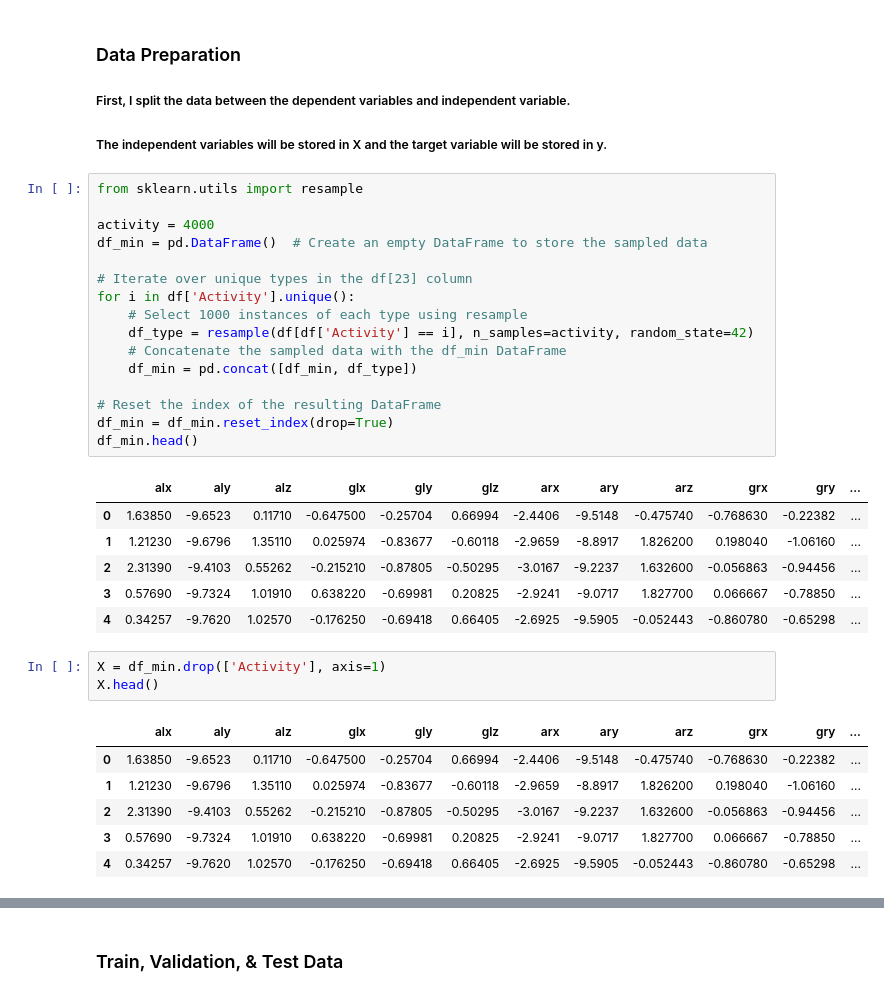
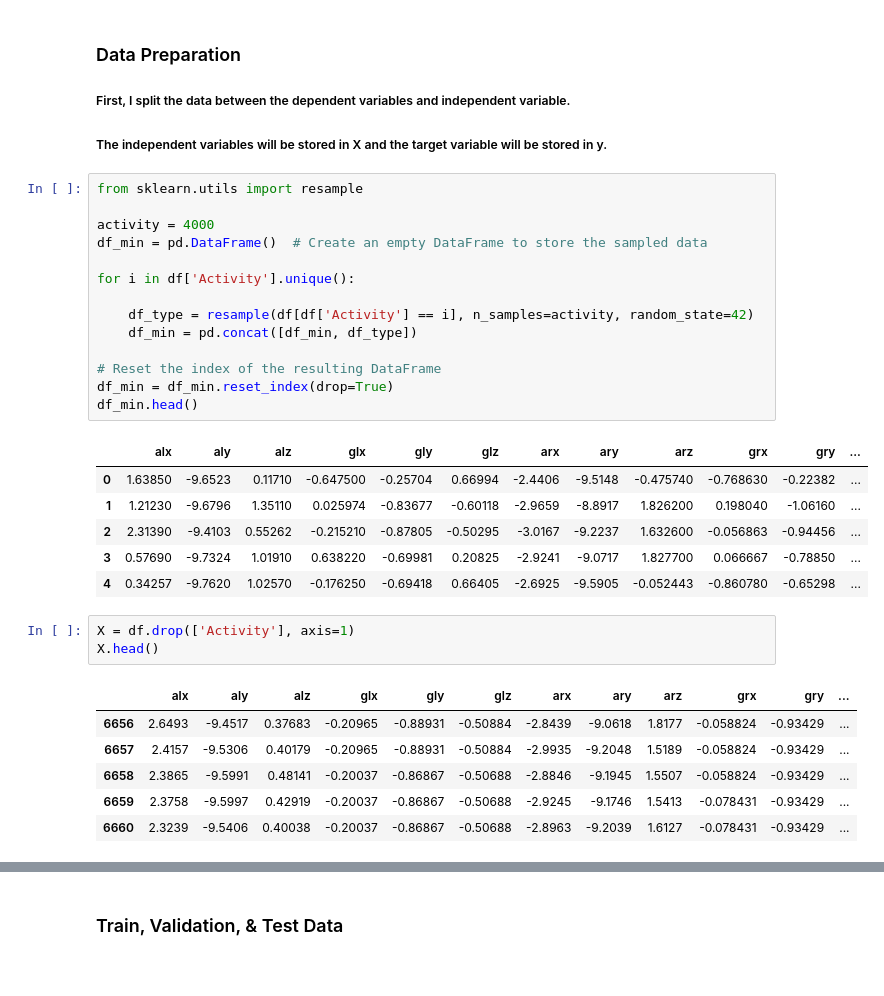
Before and after one commit to hannanote/Mobile_Health_Human_Behavior_Analysis_Project, a Jupyter notebook: MOBILE_HEALTH.ipynb, the cells around one changed output, grey strips where cells are left out. Drawn from its saved outputs; the diff is of its cells as text.

```diff
--- a/MOBILE_HEALTH.ipynb
+++ b/MOBILE_HEALTH.ipynb
@@ -381,11 +380,9 @@ from sklearn.utils import resample
 activity = 4000
 df_min = pd.DataFrame()  # Create an empty DataFrame to store the sampled data
 
-# Iterate over unique types in the df[23] column
 for i in df['Activity'].unique():
-    # Select 1000 instances of each type using resample
+
     df_type = resample(df[df['Activity'] == i], n_samples=activity, random_state=42)
-    # Concatenate the sampled data with the df_min DataFrame
     df_min = pd.concat([df_min, df_type])
 
 # Reset the index of the resulting DataFrame
@@ -399,13 +396,13 @@ df_min.head()
 | 3 | 0.57690 | -9.7324 | 1.01910 | 0.638220 | -0.69981 | 0.20825 | -2.9241 | -9.0717 | 1.827700 | 0.066667 | -0.78850 | ... |
 | 4 | 0.34257 | -9.7620 | 1.02570 | -0.176250 | -0.69418 | 0.66405 | -2.6925 | -9.5905 | -0.052443 | -0.860780 | -0.65298 | ... |
 # %%
-X = df_min.drop(['Activity'], axis=1)
+X = df.drop(['Activity'], axis=1)
 X.head()
 # %% [output]
 |  | alx | aly | alz | glx | gly | glz | arx | ary | arz | grx | gry | ... |
-| 0 | 1.63850 | -9.6523 | 0.11710 | -0.647500 | -0.25704 | 0.66994 | -2.4406 | -9.5148 | -0.475740 | -0.768630 | -0.22382 | ... |
-| 1 | 1.21230 | -9.6796 | 1.35110 | 0.025974 | -0.83677 | -0.60118 | -2.9659 | -8.8917 | 1.826200 | 0.198040 | -1.06160 | ... |
-| 2 | 2.31390 | -9.4103 | 0.55262 | -0.215210 | -0.87805 | -0.50295 | -3.0167 | -9.2237 | 1.632600 | -0.056863 | -0.94456 | ... |
-| 3 | 0.57690 | -9.7324 | 1.01910 | 0.638220 | -0.69981 | 0.20825 | -2.9241 | -9.0717 | 1.827700 | 0.066667 | -0.78850 | ... |
-| 4 | 0.34257 | -9.7620 | 1.02570 | -0.176250 | -0.69418 | 0.66405 | -2.6925 | -9.5905 | -0.052443 | -0.860780 | -0.65298 | ... |
+| 6656 | 2.6493 | -9.4517 | 0.37683 | -0.20965 | -0.88931 | -0.50884 | -2.8439 | -9.0618 | 1.8177 | -0.058824 | -0.93429 | ... |
+| 6657 | 2.4157 | -9.5306 | 0.40179 | -0.20965 | -0.88931 | -0.50884 | -2.9935 | -9.2048 | 1.5189 | -0.058824 | -0.93429 | ... |
+| 6658 | 2.3865 | -9.5991 | 0.48141 | -0.20037 | -0.86867 | -0.50688 | -2.8846 | -9.1945 | 1.5507 | -0.058824 | -0.93429 | ... |
+| 6659 | 2.3758 | -9.5997 | 0.42919 | -0.20037 | -0.86867 | -0.50688 | -2.9245 | -9.1746 | 1.5413 | -0.078431 | -0.93429 | ... |
+| 6660 | 2.3239 | -9.5406 | 0.40038 | -0.20037 | -0.86867 | -0.50688 | -2.8963 | -9.2039 | 1.6127 | -0.078431 | -0.93429 | ... |
 # %%
```
Also changed, not shown: parts of 30 cells of this notebook.
